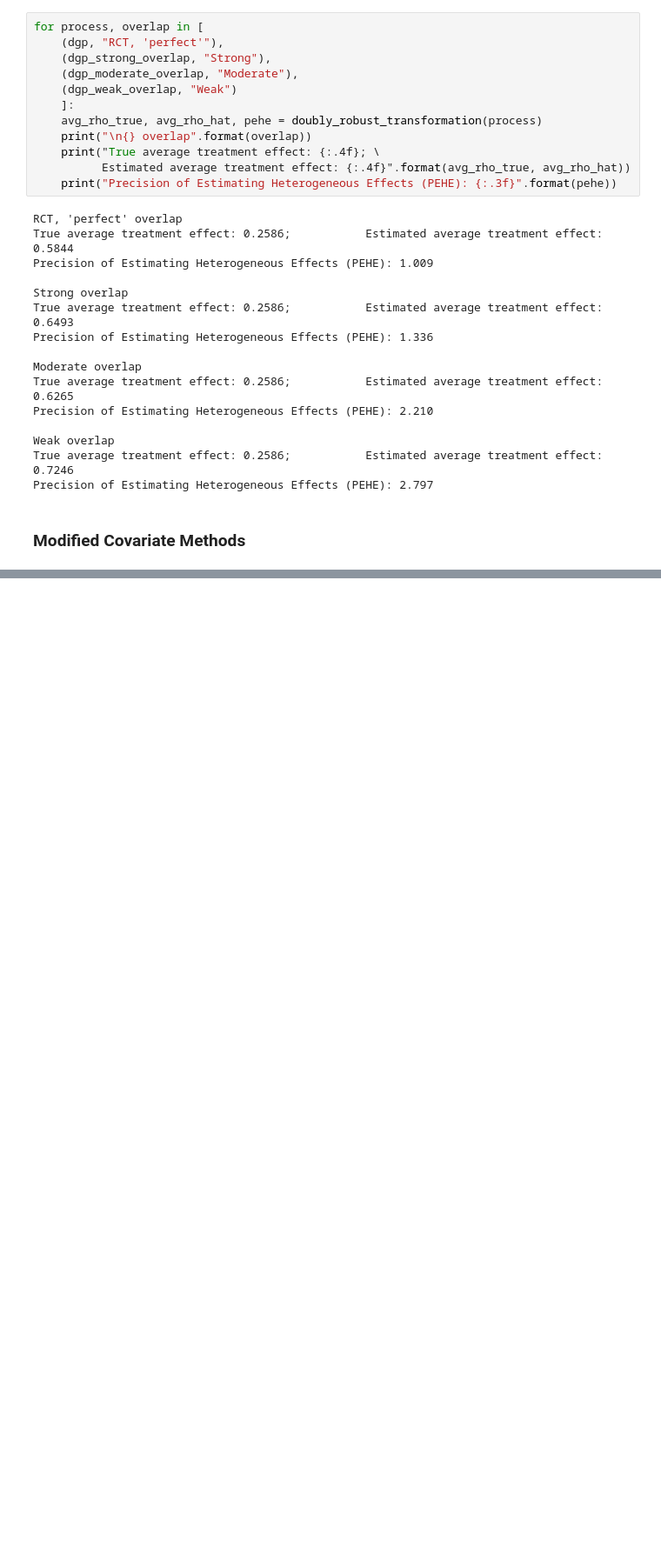
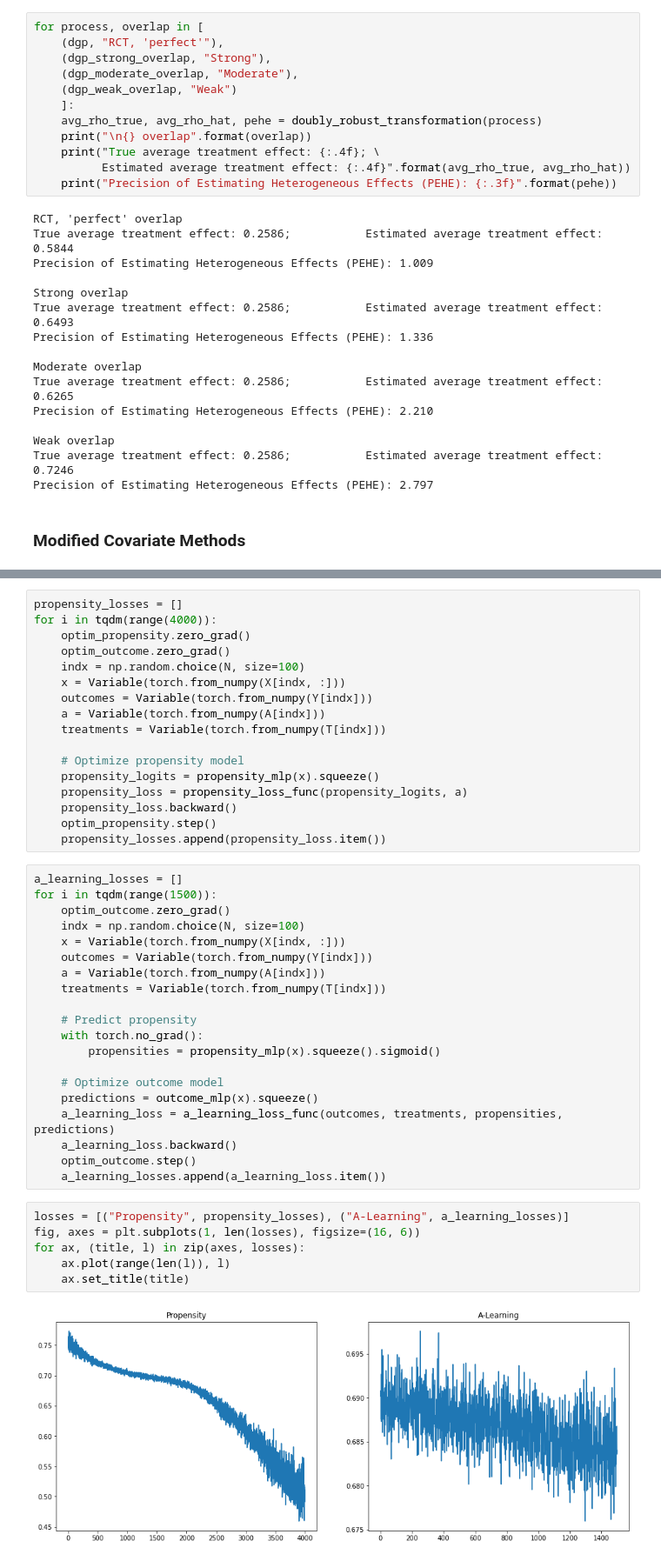
Before and after one commit to jgamper/just-cause-me-maybe, a Jupyter notebook: Binary outcome toy.ipynb, the cells around one changed output, grey strips where cells are left out. Shown at 87% size. Saved outputs shown, nothing was run; the diff lists cells and outputs as text; blank space fills up the shorter version.

Commit message:
implemented a-losses, added two neural nets for prop and outcome learning using binary a-loss

```diff
--- a/Binary outcome toy.ipynb
+++ b/Binary outcome toy.ipynb
@@ -566,0 +622,45 @@ MCM does not require to specify the models for $\mu_{A=1}$ and $\mu_{A=0}$, as c
+# %%
+propensity_losses = []
+for i in tqdm(range(4000)):
+    optim_propensity.zero_grad()
+    optim_outcome.zero_grad()
+    indx = np.random.choice(N, size=100)
+    x = Variable(torch.from_numpy(X[indx, :]))
+    outcomes = Variable(torch.from_numpy(Y[indx]))
+    a = Variable(torch.from_numpy(A[indx]))
+    treatments = Variable(torch.from_numpy(T[indx]))
+
+    # Optimize propensity model
+    propensity_logits = propensity_mlp(x).squeeze()
+    propensity_loss = propensity_loss_func(propensity_logits, a)
+    propensity_loss.backward()
+    optim_propensity.step()
+    propensity_losses.append(propensity_loss.item())
+# %%
+a_learning_losses = []
+for i in tqdm(range(1500)):
+    optim_outcome.zero_grad()
+    indx = np.random.choice(N, size=100)
+    x = Variable(torch.from_numpy(X[indx, :]))
+    outcomes = Variable(torch.from_numpy(Y[indx]))
+    a = Variable(torch.from_numpy(A[indx]))
+    treatments = Variable(torch.from_numpy(T[indx]))
+
+    # Predict propensity
+    with torch.no_grad():
+        propensities = propensity_mlp(x).squeeze().sigmoid()
+
+    # Optimize outcome model
+    predictions = outcome_mlp(x).squeeze()
+    a_learning_loss = a_learning_loss_func(outcomes, treatments, propensities, predictions)
+    a_learning_loss.backward()
+    optim_outcome.step()
+    a_learning_losses.append(a_learning_loss.item())
+# %%
+losses = [("Propensity", propensity_losses), ("A-Learning", a_learning_losses)]
+fig, axes = plt.subplots(1, len(losses), figsize=(16, 6))
+for ax, (title, l) in zip(axes, losses):
+    ax.plot(range(len(l)), l)
+    ax.set_title(title)
+# %% [output]
+[figure, added]
```
Also changed, not shown: parts of 4 cells of this notebook, 3 other files.
